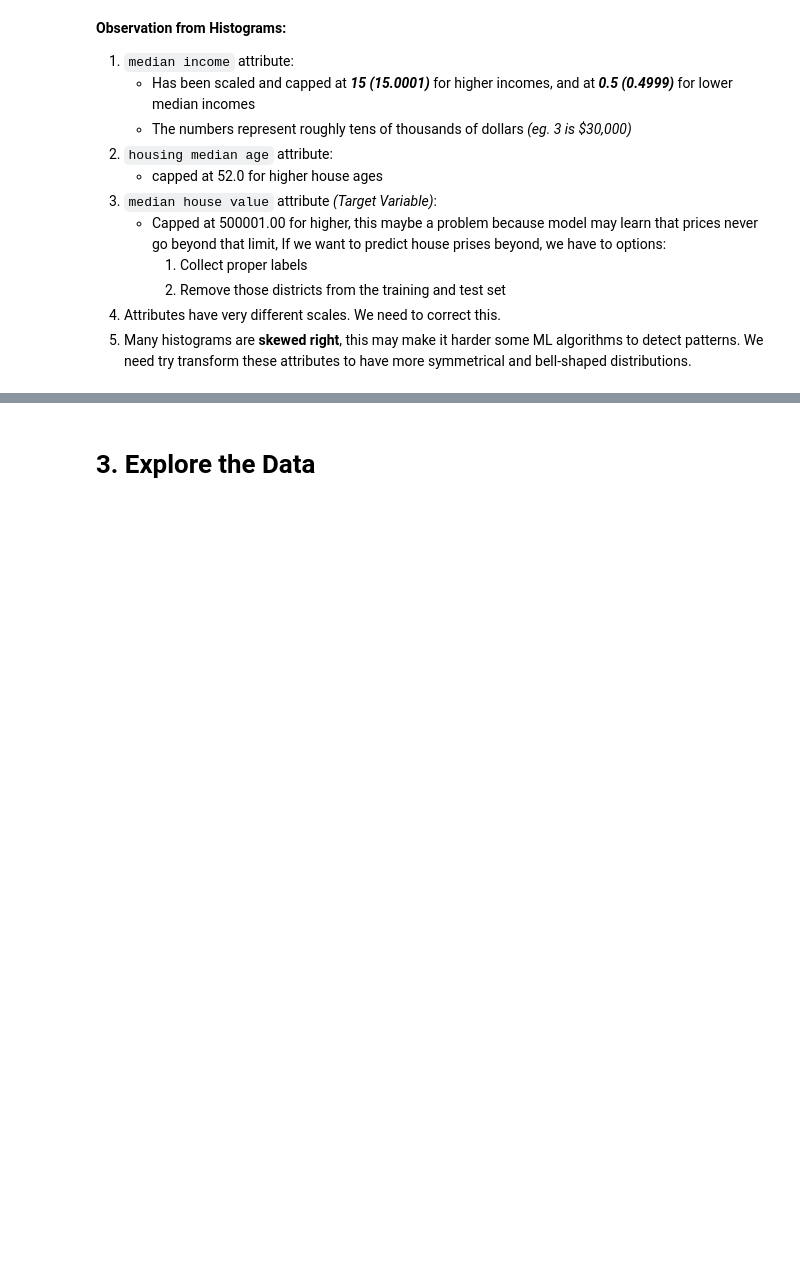
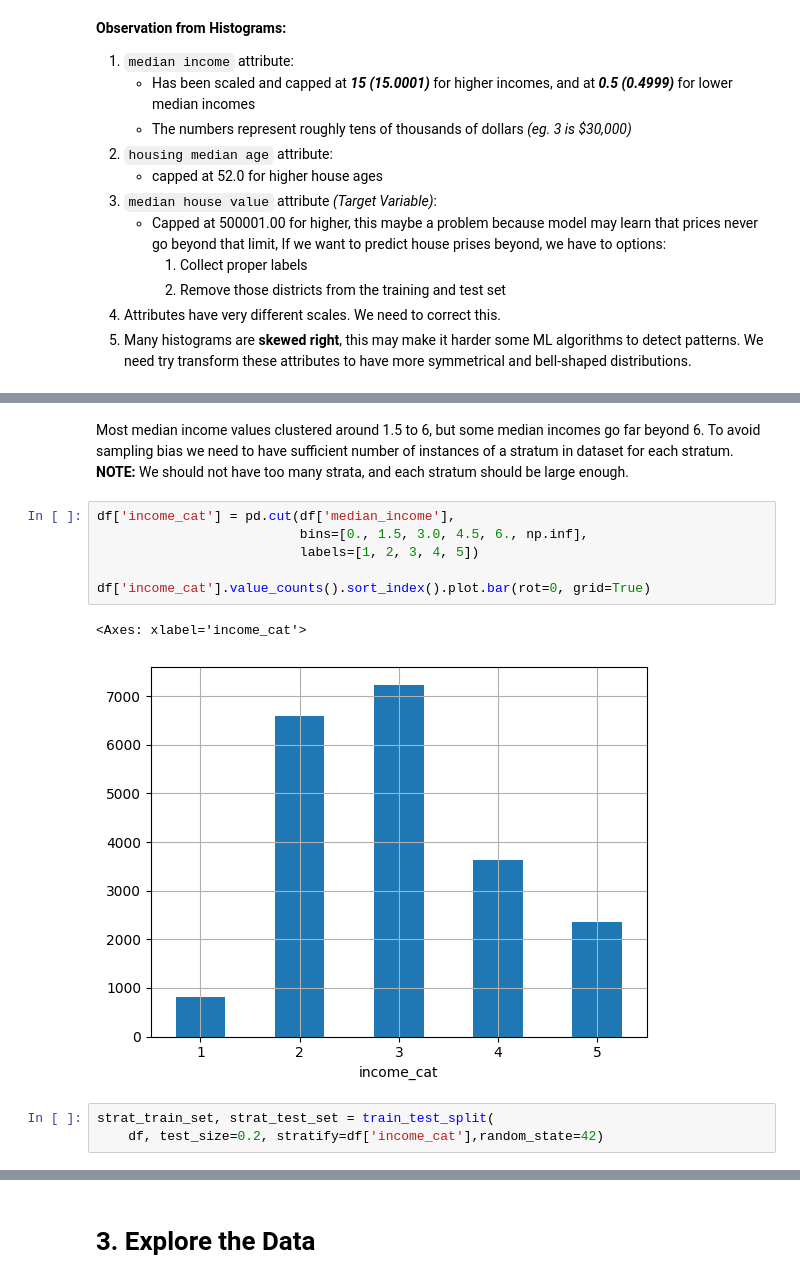
Before and after one commit to enescatagan/house-price-prediction, a Jupyter notebook: notebooks/main_notebook.ipynb, the cells around one changed output, grey strips where cells are left out. Drawn from its saved outputs; the diff is of its cells as text; blank space fills up the shorter version.

```diff
--- a/notebooks/main_notebook.ipynb
+++ b/notebooks/main_notebook.ipynb
@@ -144,0 +179,15 @@ plt.show()
+# %% [markdown]
+Most median income values clustered around 1.5 to 6, but some median incomes go far beyond 6. To avoid sampling bias we need to have sufficient number of instances of a stratum in dataset for each stratum.<br>
+**NOTE:** We should not have too many strata, and each stratum should be large enough.
+# %%
+df['income_cat'] = pd.cut(df['median_income'],
+                          bins=[0., 1.5, 3.0, 4.5, 6., np.inf],
+                          labels=[1, 2, 3, 4, 5])
+
+df['income_cat'].value_counts().sort_index().plot.bar(rot=0, grid=True)
+# %% [output]
+<Axes: xlabel='income_cat'>
+[figure, added]
+# %%
+strat_train_set, strat_test_set = train_test_split(
+    df, test_size=0.2, stratify=df['income_cat'],random_state=42)
```
Also changed, not shown: parts of 13 cells of this notebook.
